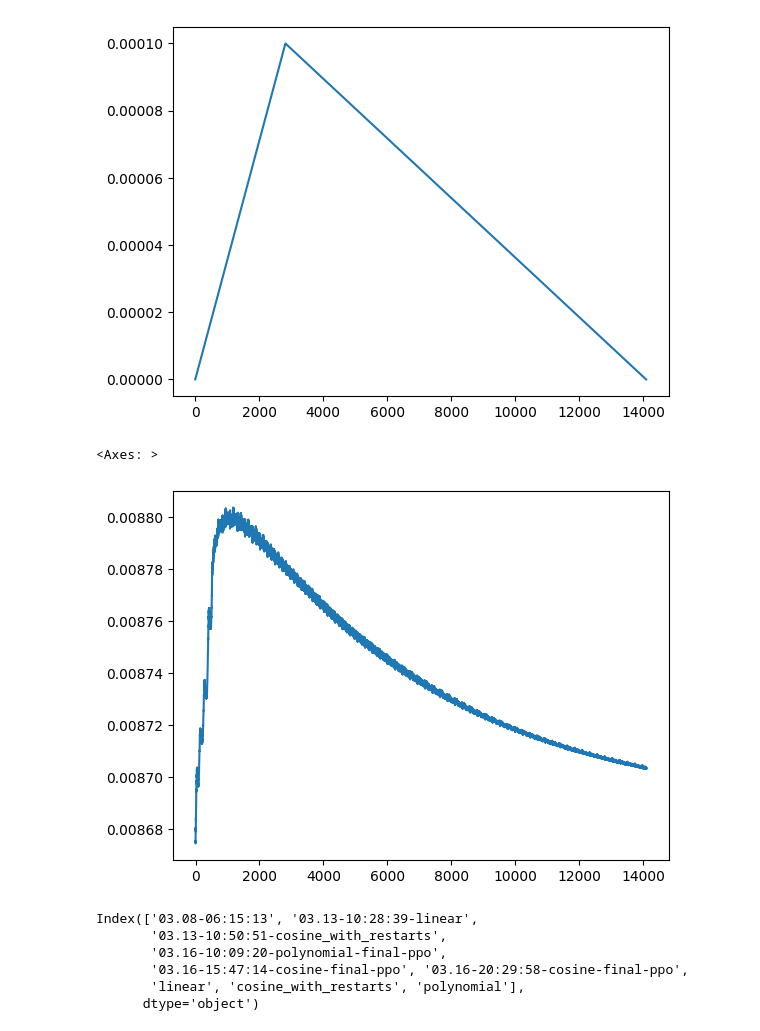
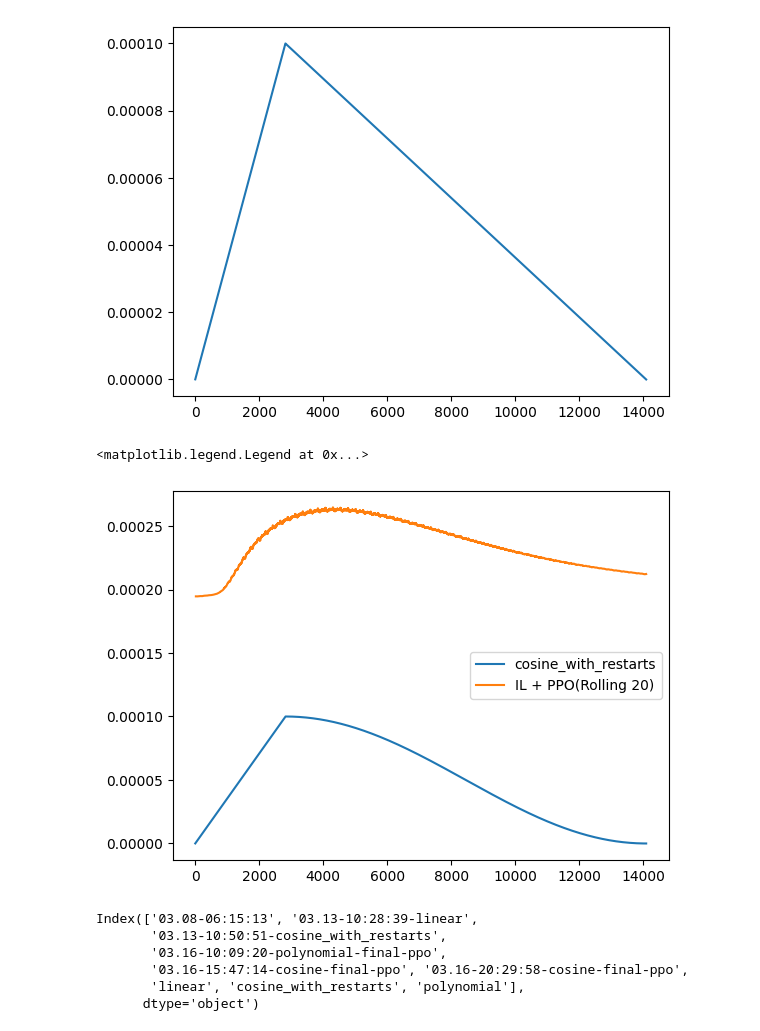
Before and after one commit to DataScience-Lab-Yonsei/25-1_DSL_Modeling_RL_Learned_Optimizer_LR_Scheduler, a Jupyter notebook: LRS_PPO/result-view.ipynb, the cells around one changed output. Saved outputs shown, nothing was run; the diff lists cells and outputs as text; code cells hidden in the pictures.

```diff
--- a/LRS_PPO/result-view.ipynb
+++ b/LRS_PPO/result-view.ipynb
@@ -299,11 +329,13 @@ actions['linear'].plot.line()
 # %% [output]
 <Axes: >
 [figure]
-# %%
-actions['03.13-10:50:51-cosine_with_restarts'].plot.line()
-# %% [output]
-<Axes: >
-[figure, removed]
+# %%
+actions['cosine_with_restarts'].plot.line()
+actions['03.18-08:39:44-cosine-final-ppo'].rolling(20).mean().plot.line(label='IL + PPO(Rolling 20)')
+plt.legend()
+# %% [output]
+<matplotlib.legend.Legend at 0x...>
+[figure, added]
 # %%
 actions.keys()
 # %% [output]
```
Also changed, not shown: parts of 6 cells of this notebook.
